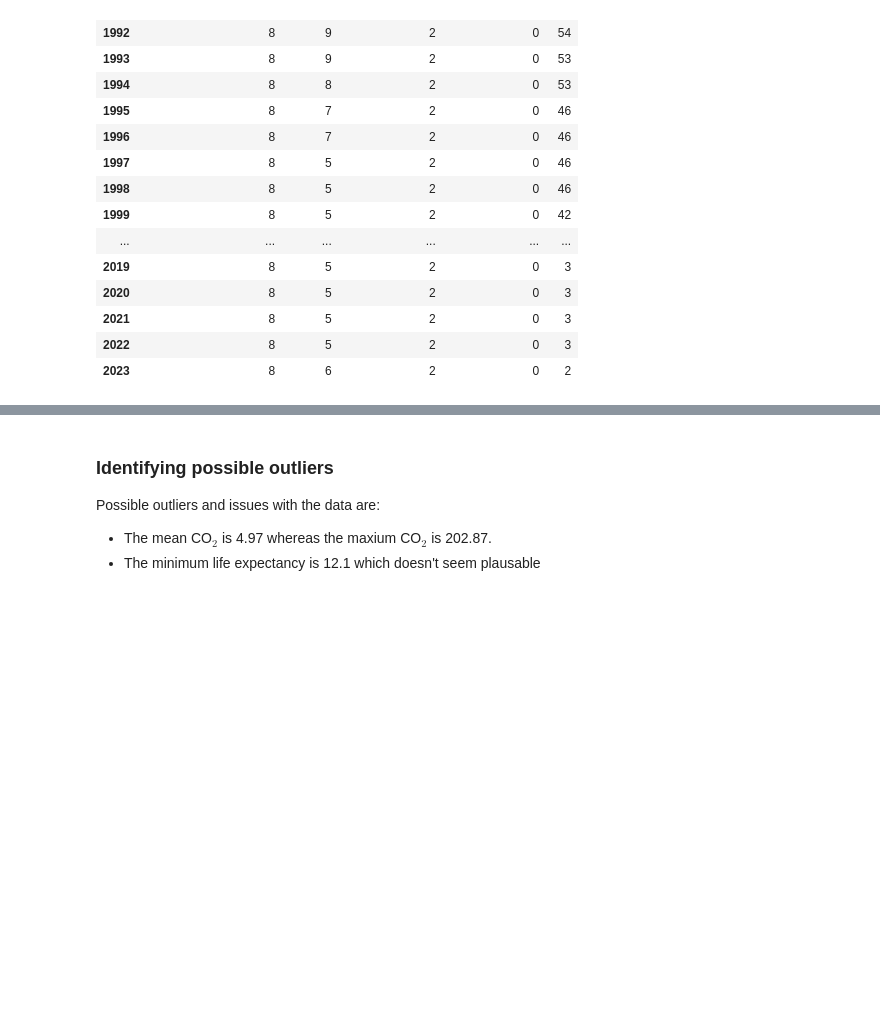
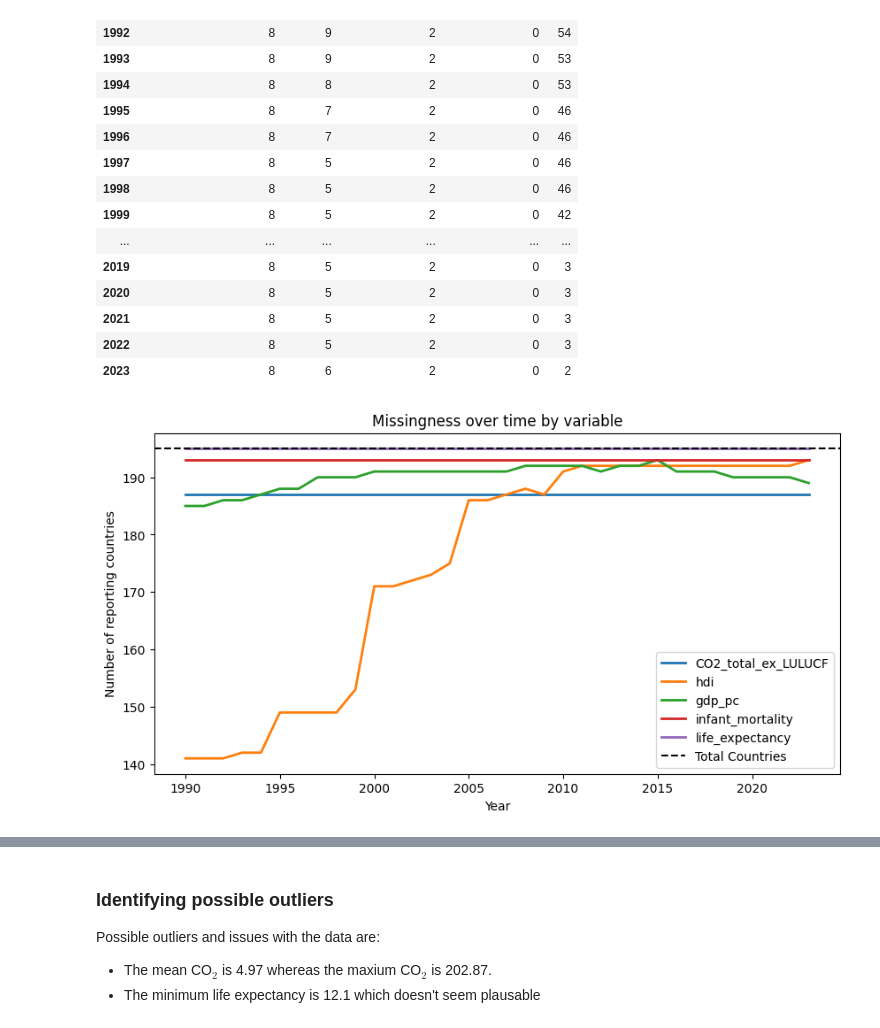
Before and after one commit to daniel-matveev/DS_ProjectLab, a Jupyter notebook: DS_ProjectLab.ipynb, the cells around one changed output, grey strips where cells are left out. Cells and saved outputs as stored; diff of their text form; code cells hidden in the pictures; blank space fills up the shorter version.

```diff
--- a/DS_ProjectLab.ipynb
+++ b/DS_ProjectLab.ipynb
@@ -332,6 +383,31 @@ display(na_by_year)
 | 2021 | 8 | 5 | 2 | 0 | 3 |
 | 2022 | 8 | 5 | 2 | 0 | 3 |
 | 2023 | 8 | 6 | 2 | 0 | 2 |
+# %%
+import matplotlib.pyplot as plt
+
+variables = ["CO2_total_ex_LULUCF", "hdi", "gdp_pc", "infant_mortality", "life_expectancy"]
+
+# Count reporting countries per year per variable
+reporting_over_time = (
+    df_merged.groupby("year")[variables]
+    .apply(lambda x: x.notna().sum())
+    .reset_index()
+)
+
+fig, ax = plt.subplots(figsize=(10, 5))
+for var in variables:
+    ax.plot(reporting_over_time["year"], reporting_over_time[var], label=var, linewidth=2)
+
+ax.axhline(y = 195, color = "black", linestyle = "--", label = "Total Countries")
+
+ax.set_xlabel("Year")
+ax.set_ylabel("Number of reporting countries")
+ax.set_title("Missingness over time by variable")
+ax.legend()
+plt.show()
+# %% [output]
+[figure, added]
 # %%
 # Summary statistics for NAs count per year per indicator
 na_by_country = (
```
Also changed, not shown: parts of 44 cells of this notebook.
